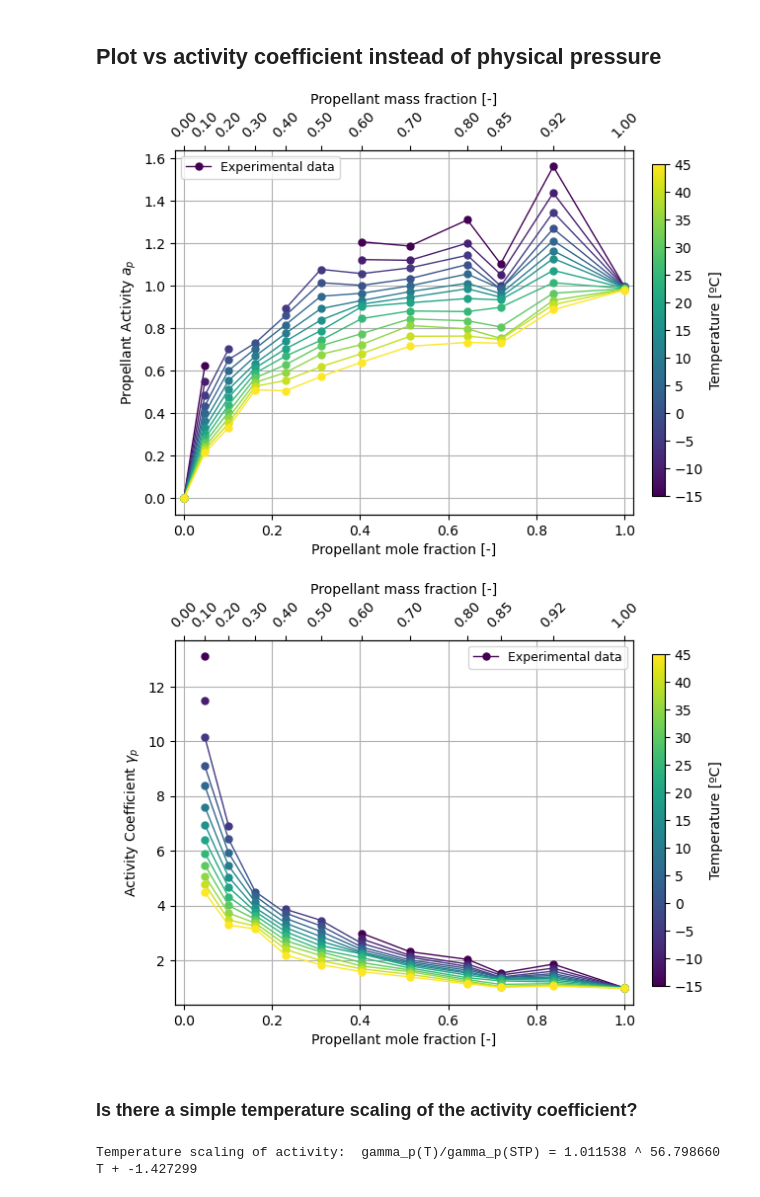
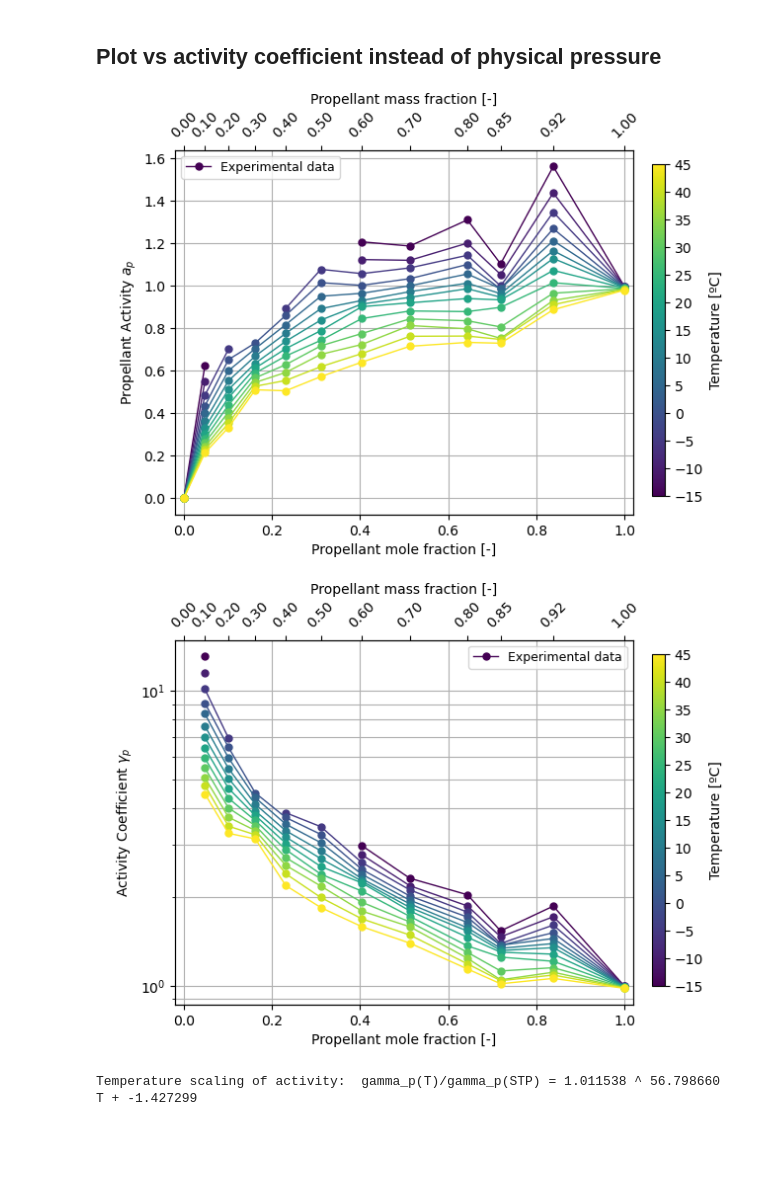
Before and after one commit to djorlando24/jupyterNotebooks, a Jupyter notebook: Research/PropellantProps/RDD2024_SVP_Plots.ipynb, the cells around one changed output. Drawn from its saved outputs; the diff is of its cells as text; code cells hidden in the pictures; blank space fills up the shorter version.

Commit message:
updates to RDD plot

```diff
--- a/Research/PropellantProps/RDD2024_SVP_Plots.ipynb
+++ b/Research/PropellantProps/RDD2024_SVP_Plots.ipynb
@@ -70,15 +70,36 @@ Ethanol_SVP['Pressure_bar_abs'] = ethanol_antoine(Ethanol_SVP['NIST_Temp_degC'])
 ## Read one formulation spreadsheet
 # %%
 # Where data are stored.
-directory = "/Users/dduke/Library/CloudStorage/GoogleDrive-daniel.duke@monash.edu/My Drive/Papers-Drafts/Other student papers/SVP_pure_mixtures_Data/"
+#directory = "/Users/dduke/Library/CloudStorage/GoogleDrive-daniel.duke@monash.edu/My Drive/Papers-Drafts/Other student papers/SVP_pure_mixtures_Data/"
+directory = "/Users/dduke/Desktop/Swetha/SVP_pure_mixtures_Data/"
 filename = "R134_Data_05032023.xlsx"
 
+# From lab precision balance data spreadsheet.
+
+# actual ethanol mass fractions after pressure-filling
+canister_massFracEth_actual = {'50':0.492982456, '60':0.596089082, '70':0.705479452,\
+                               '90':0.904309252, '80':0.808011724, '30':0.302002107, '20':0.200629116,\
+                               '15':0.149585777, '8':0.080316206, '40':0.431091422}
+# net weights [g]
+canister_eth_weights ={'50':4.496, '40':5.352, '60': 5.487, '70':6.489, '80':6.616, '90':8.562, '30':2.866,\
+                       '20':2.041, '15':1.607, '8':1.016}
+canister_prop_weights={'50':9.120, '40':12.415,'60': 9.205, '70':9.198, '80':8.188, '90':9.468, '30':9.490,\
+                       '20':10.173,'15':10.743, '8':12.650}
+
+# Experimental constants.
+systemVolume = 2e-6 # m^3
+
+# Thermophysical constants.
 mwt_propellant = 102.03 #[g/mol]
 mwt_ethanol = 46.068 #[g/mol]
 omega_p = 0.32684 # acentric factor of propellant [-]
 pc_p = 4059280.0 # critical pressure of propellant [Pa]
 Tc_p = 374.21 # critical point temperature of propellant [K]
-pureProp = HFA134a_NIST # that matches the above.
+
+# From NIST Webbook.
+pureProp = HFA134a_NIST
+purePropLiquidDensity = lambda t: -1.5529E-02*t**2 + 5.2955E+00*t + 1.0093E+03
+purePropVapourDensity = lambda t: 1.3564E-04*t**3 - 1.0687E-01*t**2 + 2.8495E+01*t - 2.5595E+03
 # %%
 # Read data
 data = {}
@@ -262,9 +283,9 @@ From the above data we can see that there is definitely something suspect with t
 # %% [markdown]
 ### Show Raoult Law ideal mixture lines
 # %%
-ax=make_composite_pressure_plot(all_temp, ethx, ethww, dataTempInterp, pure_interp, pureEthanolVP, 'Ethanol mole fraction [-]', 'Ethanol mass fraction [-]');
+ax=make_composite_pressure_plot(all_temp, ethx, ethww, dataTempInterp, pureprop_interp, pureEthanolVP, 'Ethanol mole fraction [-]', 'Ethanol mass fraction [-]');
 l='Raoult Law'
-for p1,t in zip(pure_interp,all_temp):
+for p1,t in zip(pureprop_interp,all_temp):
     p2 = ethanol_antoine(np.array((t,)))[0]
     ax.plot((0,1),(p1,p2),ls=':',c=cfun(normt(t)),label=l)
     if l is not None: l=None
@@ -280,38 +301,36 @@ activity = {}
 gamma = {}
 
 # Add pure substance data inside
 ethx_ = np.hstack((0,ethx,1))
 ethww_= np.hstack((0,ethww,1))
 
-for t,pp,pe in zip(dataTempInterp.keys(),pure_interp,pureEthanolVP): # loop temperatures:
+for t,pp,pe in zip(dataTempInterp.keys(),pureprop_interp,pureEthanolVP): # loop temperatures:
 
     # p = system pressure at temp. t, pure substance properties appended.
     p = np.hstack((pp,dataTempInterp[t],pe))
 
     # p = gamma_p * y_p * pp + y_e * pe
     # so, gamma_p = (p - (y_e*pe))/(y_p*pp)
 
     # p = a_p * pp + pe
 
     raoult = (1-ethx_)*pp + ethx_*pe
     #activity[t] = (p - pe*ethx_)/((1-ethx_)*pp)
 
     activity[t] = (p-pe)/pp
     gamma[t]    = (p-pe)/(pp*(1-ethx_))
 
     #activityCoeffs[t] = np.log(p/raoult)
     #activityCoeffs[t]=activityCoeffs[t][::-1]
 
 
 
 ax=make_composite_pressure_plot(all_temp, 1-ethx_, 1-ethww_, activity, None, None, 'Propellant mole fraction [-]', 'Propellant mass fraction [-]', r'Propellant Activity $a_p$');
 ax=make_composite_pressure_plot(all_temp, 1-ethx_, 1-ethww_, gamma   , None, None, 'Propellant mole fraction [-]', 'Propellant mass fraction [-]', r'Activity Coefficient $\gamma_p$');
-#ax.set_yscale('log'); ax.grid(which='minor',axis='y'); ax.set_ylim(0.5,15);
+ax.set_yscale('log'); ax.grid(which='minor',axis='y');# ax.set_ylim(0.5,15);
 # %% [output]
 [figure]
-[figure, old version]
+[figure, new version]
-# %% [markdown]
-### Is there a simple temperature scaling of the activity coefficient?
 # %%
 from scipy.optimize import curve_fit
 
```
Also changed, not shown: parts of 11 cells of this notebook, 1 other file.
